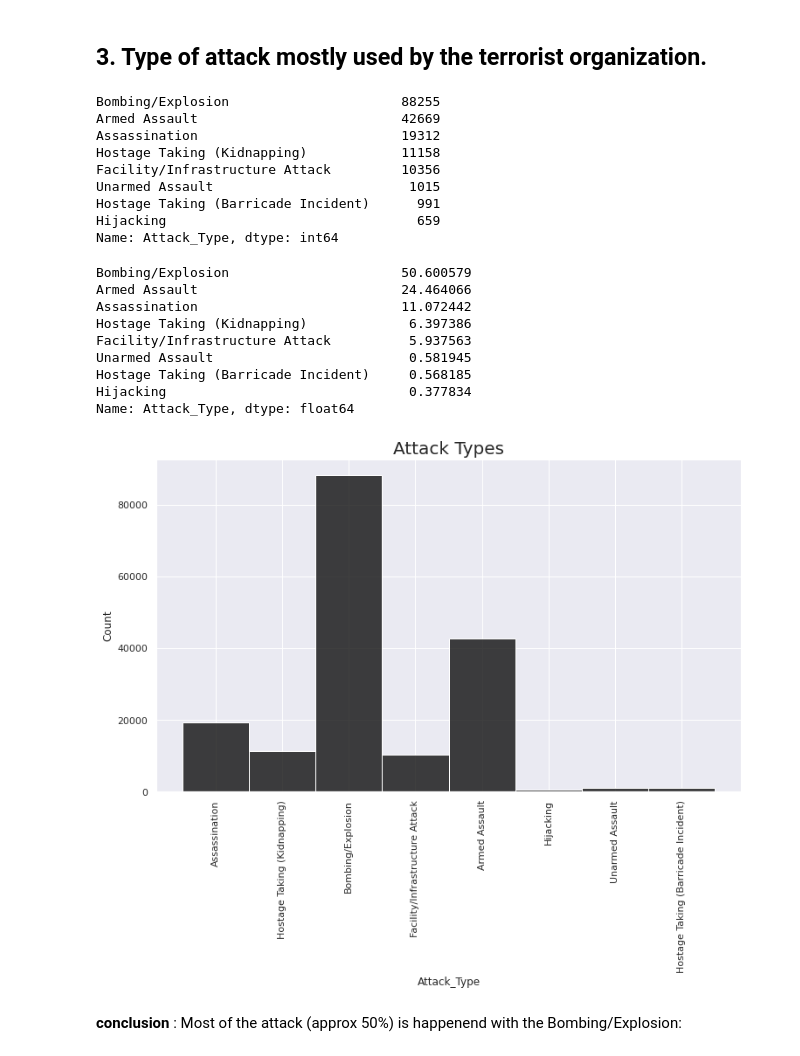
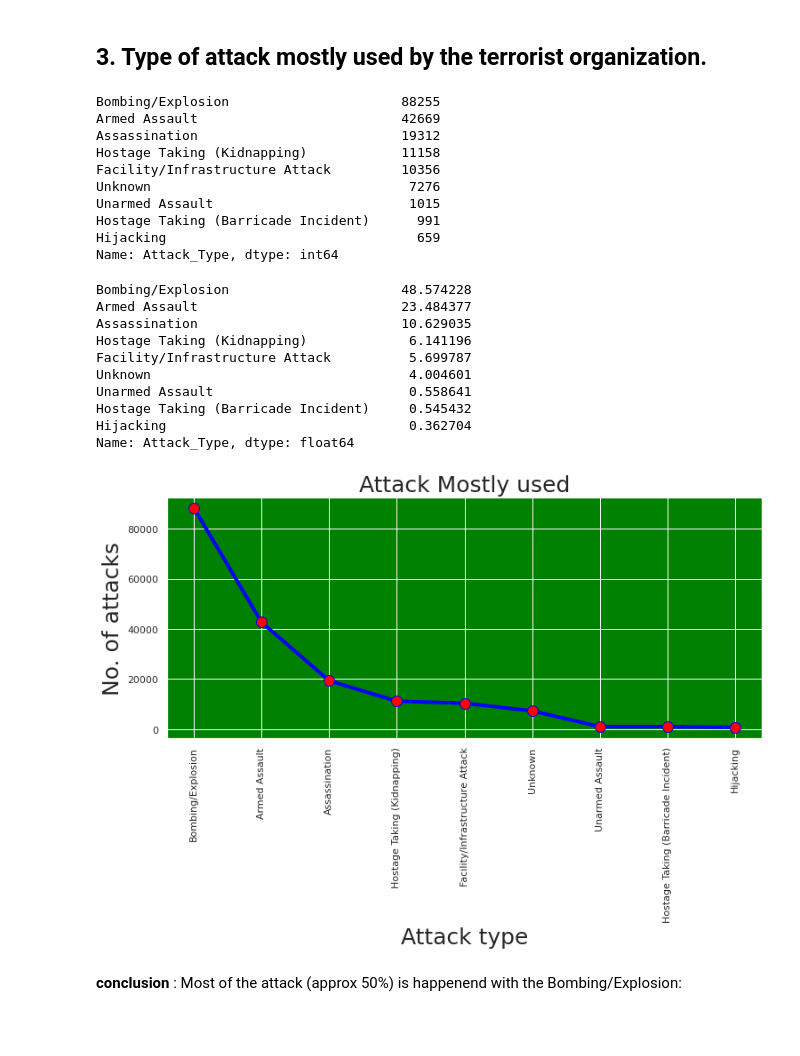
Before and after one commit to msatyajit7045/EDA-on-Global-Terrorim, a Jupyter notebook: EDA_on_Global_Terrorism.ipynb, the cells around one changed output. Cells and saved outputs as stored; diff of their text form; code cells hidden in the pictures; blank space fills up the shorter version.

```diff
--- a/EDA_on_Global_Terrorism.ipynb
+++ b/EDA_on_Global_Terrorism.ipynb
@@ -250,43 +255,50 @@ fig.show()
 # %% [markdown]
 ## 3. Type of attack mostly used by the terrorist organization.
 # %%
-#Eliminating unknown Attack_Type and printing top Attack_Type
-known_attack_type = global_terrorism[global_terrorism['Attack_Type'] !='Unknown']
-known_attack_type['Attack_Type'].value_counts()
+# Attack_Type and printing top Attack_Type
+known_attack_type = global_terrorism['Attack_Type'].value_counts()
+known_attack_type
+#['Attack_Type'].value_counts()
 # %% [output]
 Bombing/Explosion                      88255
 Armed Assault                          42669
 Assassination                          19312
 Hostage Taking (Kidnapping)            11158
 Facility/Infrastructure Attack         10356
+Unknown                                 7276
 Unarmed Assault                         1015
 Hostage Taking (Barricade Incident)      991
 Hijacking                                659
 Name: Attack_Type, dtype: int64
 # %%
-(known_attack_type['Attack_Type'].value_counts()/known_attack_type.shape[0])*100
+(global_terrorism['Attack_Type'].value_counts() / global_terrorism.shape[0])*100
 # %% [output]
-Bombing/Explosion                      50.600579
-Armed Assault                          24.464066
-Assassination                          11.072442
-Hostage Taking (Kidnapping)             6.397386
-Facility/Infrastructure Attack          5.937563
-Unarmed Assault                         0.581945
-Hostage Taking (Barricade Incident)     0.568185
-Hijacking                               0.377834
+Bombing/Explosion                      48.574228
+Armed Assault                          23.484377
+Assassination                          10.629035
+Hostage Taking (Kidnapping)             6.141196
+Facility/Infrastructure Attack          5.699787
+Unknown                                 4.004601
+Unarmed Assault                         0.558641
+Hostage Taking (Barricade Incident)     0.545432
+Hijacking                               0.362704
 Name: Attack_Type, dtype: float64
-# %%
-# Types of Attacks Mostly Used
-
-
-plt.figure(figsize = (12,7))
-sns.set(style="darkgrid")
-sns.histplot(known_attack_type['Attack_Type'],palette='cubehelix', color ='black' )
-plt.title('Attack Types',fontsize=20)
-plt.xticks(rotation= 90)
-plt.show()
-# %% [output]
-[figure, removed]
+# %%
+# Types of Attacks Mostly Used
+
+
+#plt.style.use('dark_background')
+plt.figure(figsize = (12,5))
+ax = plt.axes()
+ax.set_facecolor("green")
+plt.plot(known_attack_type.index, known_attack_type.values, color='blue', marker = 'o', linewidth = 4,  markerfacecolor='red', markersize=12)
+plt.title('Attack Mostly used',fontsize=25)
+plt.xlabel('Attack type',fontsize=25)
+plt.ylabel('No. of attacks',fontsize=25)
+plt.xticks(rotation=90)
+plt.show()
+# %% [output]
+[figure, added]
 # %% [markdown]
 **conclusion** : Most of the attack (approx 50%) is happenend with the Bombing/Explosion:
 # %% [markdown]
```
Also changed, not shown: parts of 17 cells of this notebook.
